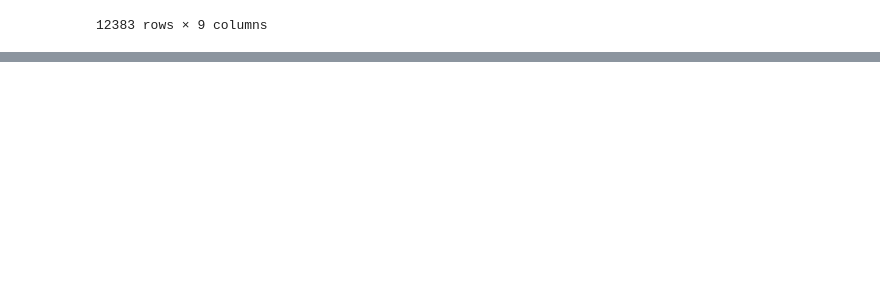
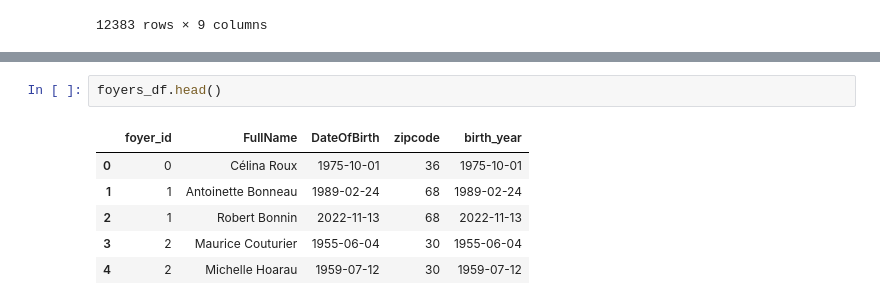
Before and after one commit to iliasslasri/DirectAssurance-Hackathon, a Jupyter notebook: ReIdentification_Sujet/ReIdentification_Sujet_Iliass.ipynb, the cells around one changed output, grey strips where cells are left out. Saved outputs shown, nothing was run; the diff lists cells and outputs as text; blank space fills up the shorter version.

```diff
--- a/ReIdentification_Sujet/ReIdentification_Sujet_Iliass.ipynb
+++ b/ReIdentification_Sujet/ReIdentification_Sujet_Iliass.ipynb
@@ -200,0 +223,9 @@ memory usage: 1009.4+ KB
+# %%
+foyers_df.head()
+# %% [output]
+|  | foyer_id | FullName | DateOfBirth | zipcode | birth_year |
+| 0 | 0 | Célina Roux | 1975-10-01 | 36 | 1975-10-01 |
+| 1 | 1 | Antoinette Bonneau | 1989-02-24 | 68 | 1989-02-24 |
+| 2 | 1 | Robert Bonnin | 2022-11-13 | 68 | 2022-11-13 |
+| 3 | 2 | Maurice Couturier | 1955-06-04 | 30 | 1955-06-04 |
+| 4 | 2 | Michelle Hoarau | 1959-07-12 | 30 | 1959-07-12 |
```
Also changed, not shown: parts of 12 cells of this notebook, 1 other file.
